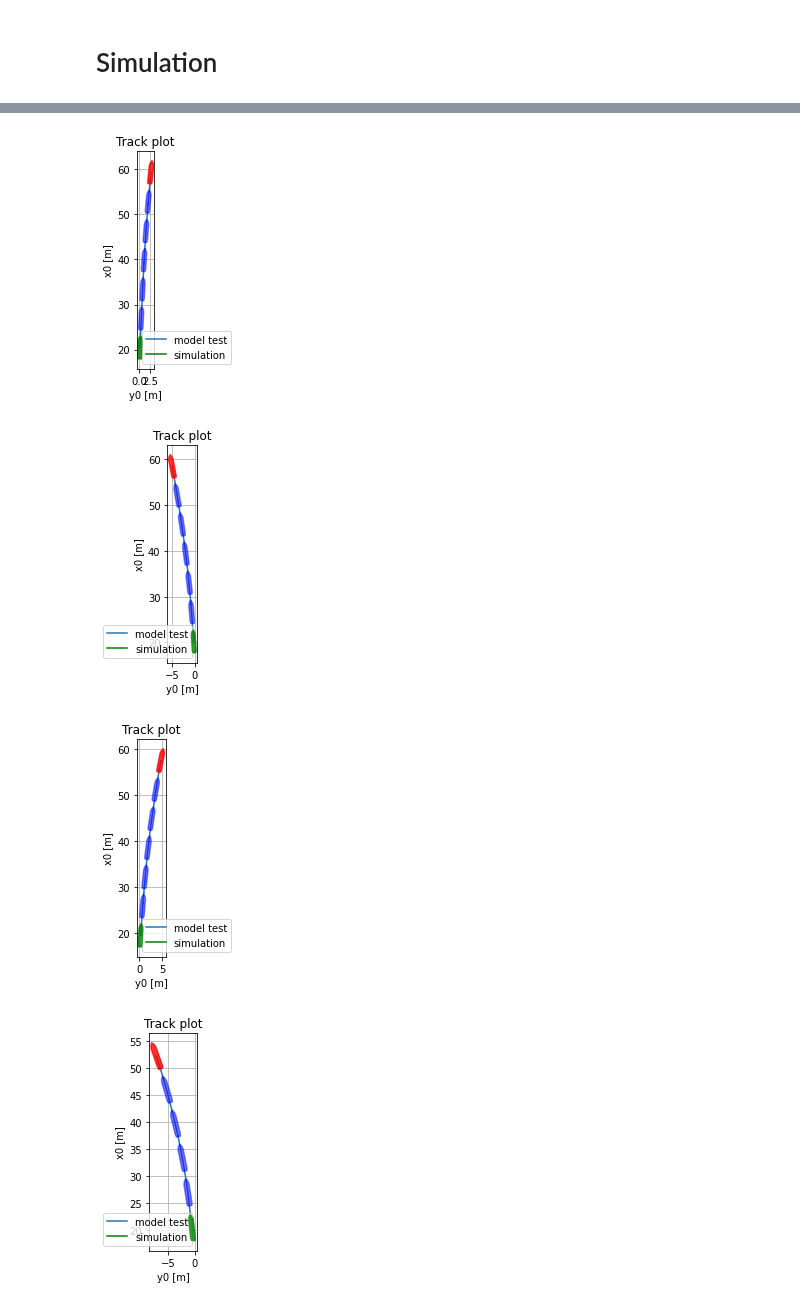
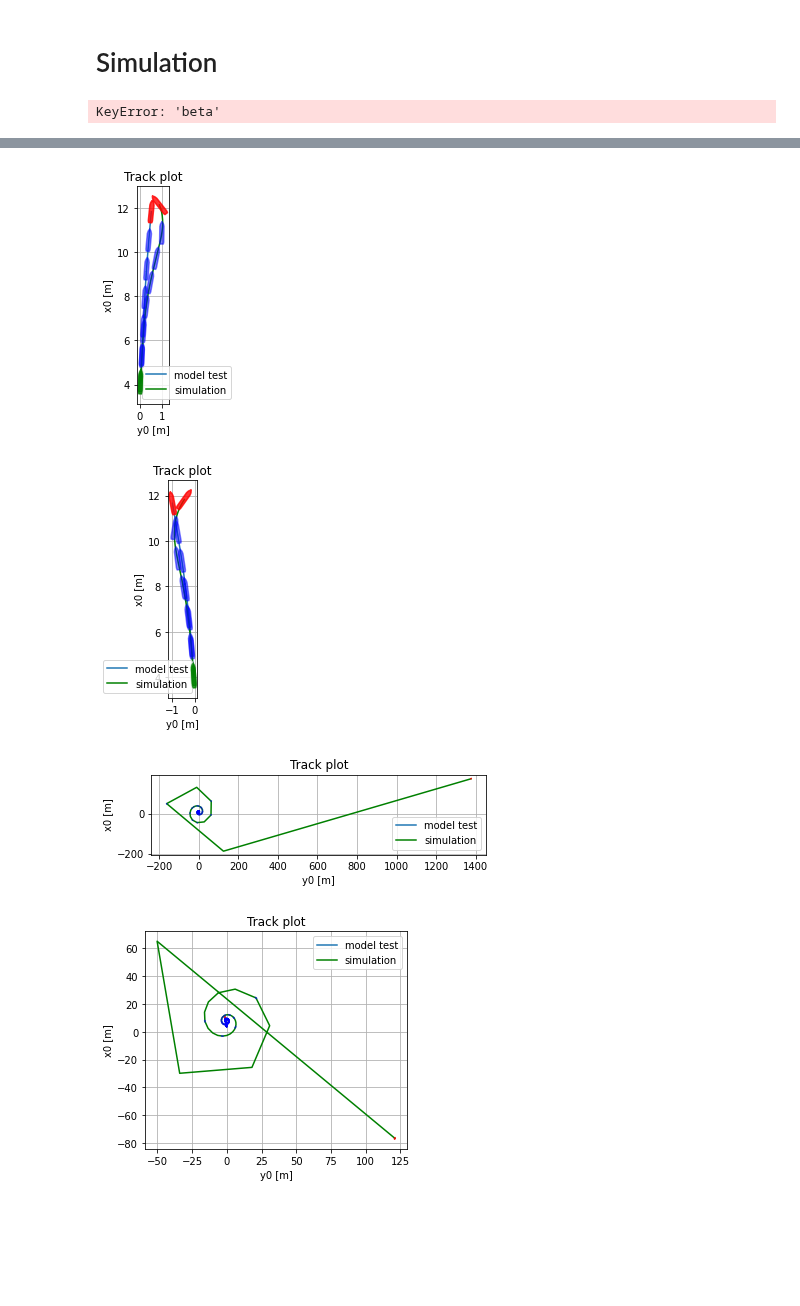
Before and after one commit to martinlarsalbert/VesselManoeuvringModels, a Jupyter notebook: notebooks/07.03_PIT_static_forces_nonlinear.ipynb, the cells around one changed output, grey strips where cells are left out. Drawn from its saved outputs; the diff is of its cells as text; code cells hidden in the pictures; blank space fills up the shorter version.

```diff
--- a/notebooks/07.03_PIT_static_forces_nonlinear.ipynb
+++ b/notebooks/07.03_PIT_static_forces_nonlinear.ipynb
@@ -547,6 +549,7 @@ df_prime['N_qs_pred'] = run(function=N_qs_lambda, inputs=df_prime, **df_paramete
 # %%
 for key in ['X_qs','Y_qs','N_qs']:
     fig,ax=plt.subplots()
-    df_prime.plot(x=key, y=f'{key}_pred',style='.', ax=ax)
-    ax.plot([df_prime[key].min(), df_prime[key].max()], [df_prime[key].min(), df_prime[key].max()], 'r-')
+    for id,group in df_prime.groupby(by='id'):
+        group.plot(x=key, y=f'{key}_pred',style='.', ax=ax, label=f'id:{int(id)}')
+        ax.plot([group[key].min(), group[key].max()], [group[key].min(), group[key].max()], 'r-')
 # %% [output]
@@ -556,11 +559,8 @@ for key in ['X_qs','Y_qs','N_qs']:
 # %% [markdown]
 # Simulation
 # %%
-df_ = df.copy()
-
 def simulate(df_):
 
-    t = df_.index
     control = df_[['delta']]
     #control = {'delta':0,}
 
@@ -575,32 +575,42 @@ def simulate(df_):
         }
 
     #solution = model.simulate(y0=y0, t=t, df_parameters=df_parameters, df_ship_parameters=df_ship_parameters, control=control, rtol=1e-3, atol=1e-3)
-    simulation = model.
-    solution = model.simulation.simulate(y0=y0, t=t, df_parameters=df_parameters_all, ship_parameters=ship_parameters, control=control)
+    simulation = vmm.NonLinearSimulation()
+
+    t = np.linspace(df_.index.min(),df_.index.max(),len(df_))
+    t_span = [t[0],t[-1]]
+
+    parameters_prime = dict(df_parameters_all['prime'])
+    ship_parameters_prime = ps.prime(ship_parameters)
+
+    control_prime = control
+
+    solution = solve_ivp(fun=simulation.step, t_span=t_span, y0=list(y0.values()), t_eval=t,
+        args=(parameters_prime, ship_parameters_prime, control_prime,))
 
     columns = list(y0.keys())
     df_result_prime = pd.DataFrame(data=solution.y.T, columns=columns)
     df_result_prime.index=t[0:len(df_result_prime)]
 
-    U_ = np.sqrt(df_0['u']**2 + df_0['v']**2)
-    df_result = ps.unprime(values=df_result_prime, U=U_)
-    df_result['beta'] = -np.arctan2(df_result['v'],df_result['u'])
-    return df_result
+    return df_result_prime
 # %%
 df_result = pd.DataFrame()
-for id,group in df.groupby(by='id'):
+for id,group in df_prime.groupby(by='id'):
 
     df_ = group.set_index('t')
     df_result_ = simulate(df_)
     df_result_['id'] = id
     df_result_['t'] = df_result_.index
     df_result = df_result.append(df_result_, ignore_index=True)
+# %%
+df_result['beta'] = -np.arctan2(df_result['v'],df_result['u'])
+df_prime['beta'] = -np.arctan2(df_prime['v'],df_prime['u'])
 # %%
-groups = df.groupby(by='id')
+groups = df_prime.groupby(by='id')
 for id,group in df_result.groupby(by='id'):
     fig,ax=plt.subplots()
-    track_plot(df=groups.get_group(id), lpp=ship_parameters['L'], beam=ship_parameters['B'],ax=ax, label='model test')
-    track_plot(df=group, lpp=ship_parameters['L'], beam=ship_parameters['B'],ax=ax, label='simulation', color='green')
+    track_plot(df=groups.get_group(id), lpp=ship_parameters_prime['L'], beam=ship_parameters_prime['B'],ax=ax, label='model test')
+    track_plot(df=group, lpp=ship_parameters_prime['L'], beam=ship_parameters_prime['B'],ax=ax, label='simulation', color='green')
     ax.legend()
 
 for key in df_result:
@@ -618,3 +628,4 @@ for key in df_result:
         group.plot(y=key, label='simulation', color=color, style='--', ax=ax)
         ax.set_ylabel(key)
 # %% [output]
+KeyError: 'beta'
@@ -622,4 +633,4 @@ for key in df_result:
-[figure, old version]
+[figure, new version]
-[figure, old version]
+[figure, new version]
-[figure, old version]
+[figure, new version]
-[figure, old version]
+[figure, new version]
```
Also changed, not shown: parts of 22 cells of this notebook, 5 other files.
